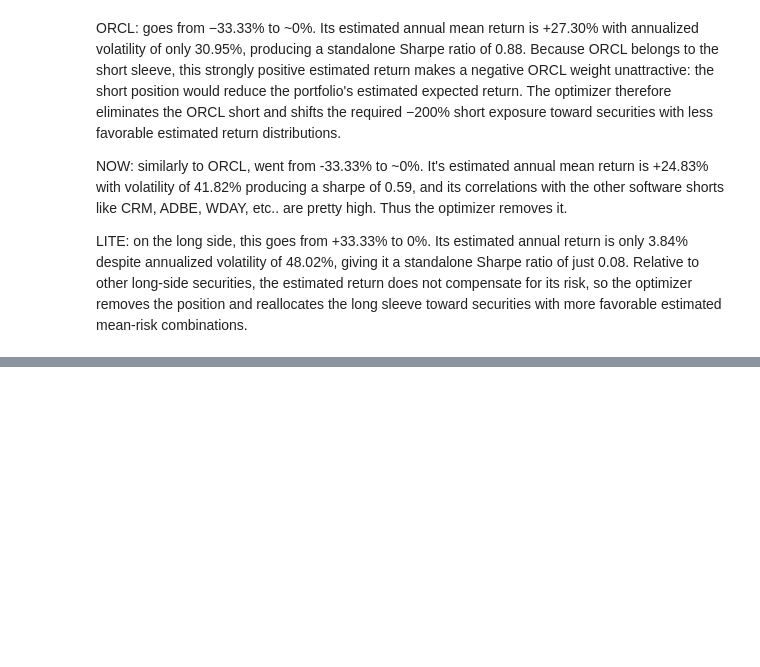
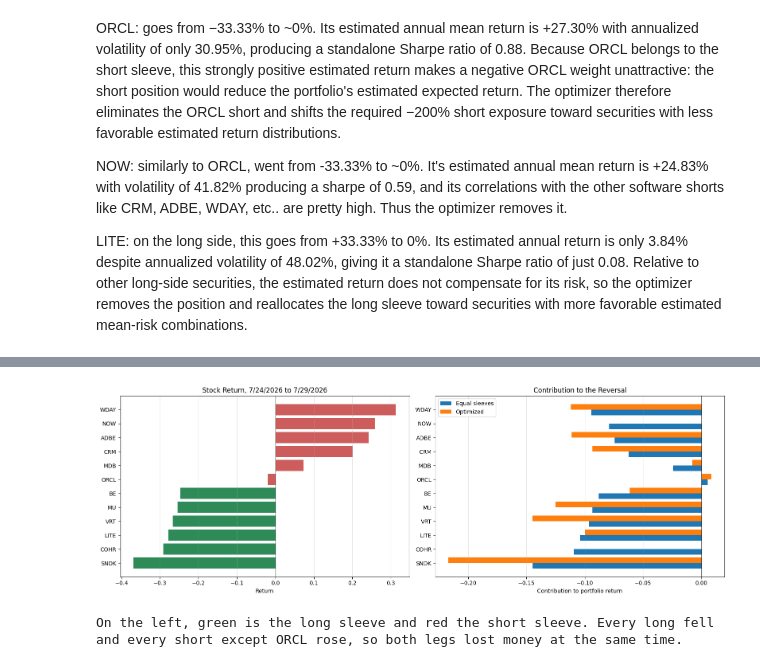
Before and after one commit to rksi-05/situational_awareness, a Jupyter notebook: project.ipynb, the cells around one changed output, grey strips where cells are left out. Saved outputs shown, nothing was run; the diff lists cells and outputs as text; code cells hidden in the pictures; blank space fills up the shorter version.

```diff
--- a/project.ipynb
+++ b/project.ipynb
@@ -521,0 +1271,36 @@ LITE: on the long side, this goes from +33.33% to 0%. Its estimated annual retur
+# %%
+#the whole reversal in one picture: every stock return, and what each book held into it
+fig, axes = plt.subplots(1, 2, figsize=(16, 5.5))
+
+order = stock_reversal_return.sort_values().index
+
+axes[0].barh(order, stock_reversal_return.loc[order],
+             color=["seagreen" if t in long_tickers else "indianred" for t in order])
+axes[0].axvline(0, color="black", linewidth=0.8)
+axes[0].set_title("Stock Return, 7/24/2026 to 7/29/2026")
+axes[0].set_xlabel("Return")
+
+width = 0.4
+positions = np.arange(len(order))
+axes[1].barh(positions - width / 2, contributions["Contribution (equal)"].loc[order],
+             height=width, label="Equal sleeves")
+axes[1].barh(positions + width / 2, contributions["Contribution (optimized)"].loc[order],
+             height=width, label="Optimized")
+axes[1].set_yticks(positions)
+axes[1].set_yticklabels(order)
+axes[1].axvline(0, color="black", linewidth=0.8)
+axes[1].set_title("Contribution to the Reversal")
+axes[1].set_xlabel("Contribution to portfolio return")
+axes[1].legend()
+
+for ax in axes:
+    ax.grid(True, alpha=0.3, axis="x")
+
+plt.tight_layout()
+plt.show()
+
+print("On the left, green is the long sleeve and red the short sleeve. Every long fell and "
+      "every short except ORCL rose, so both legs lost money at the same time.")
+# %% [output]
+[figure, added]
+On the left, green is the long sleeve and red the short sleeve. Every long fell and every short except ORCL rose, so both legs lost money at the same time.
```
Also changed, not shown: parts of 30 cells of this notebook.
